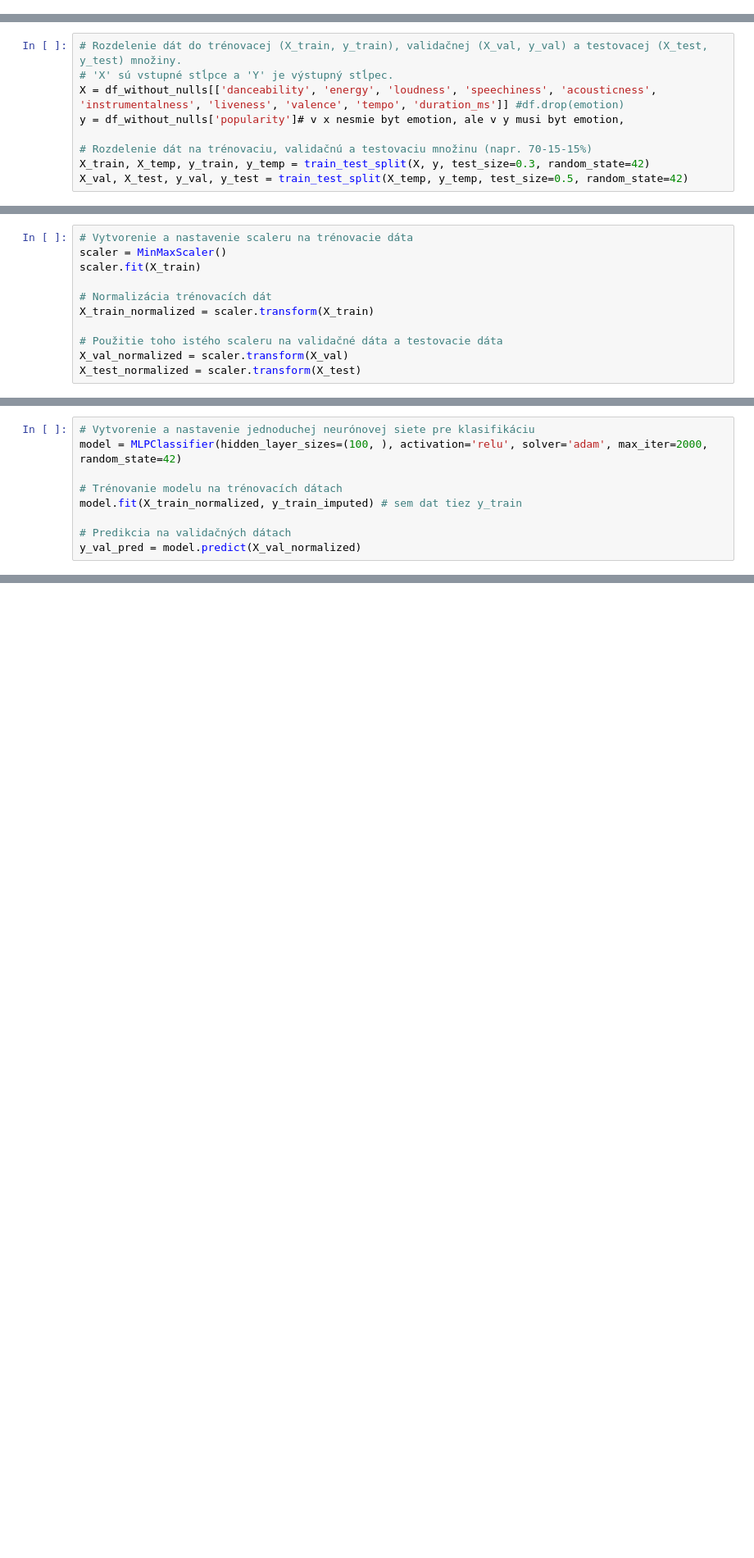
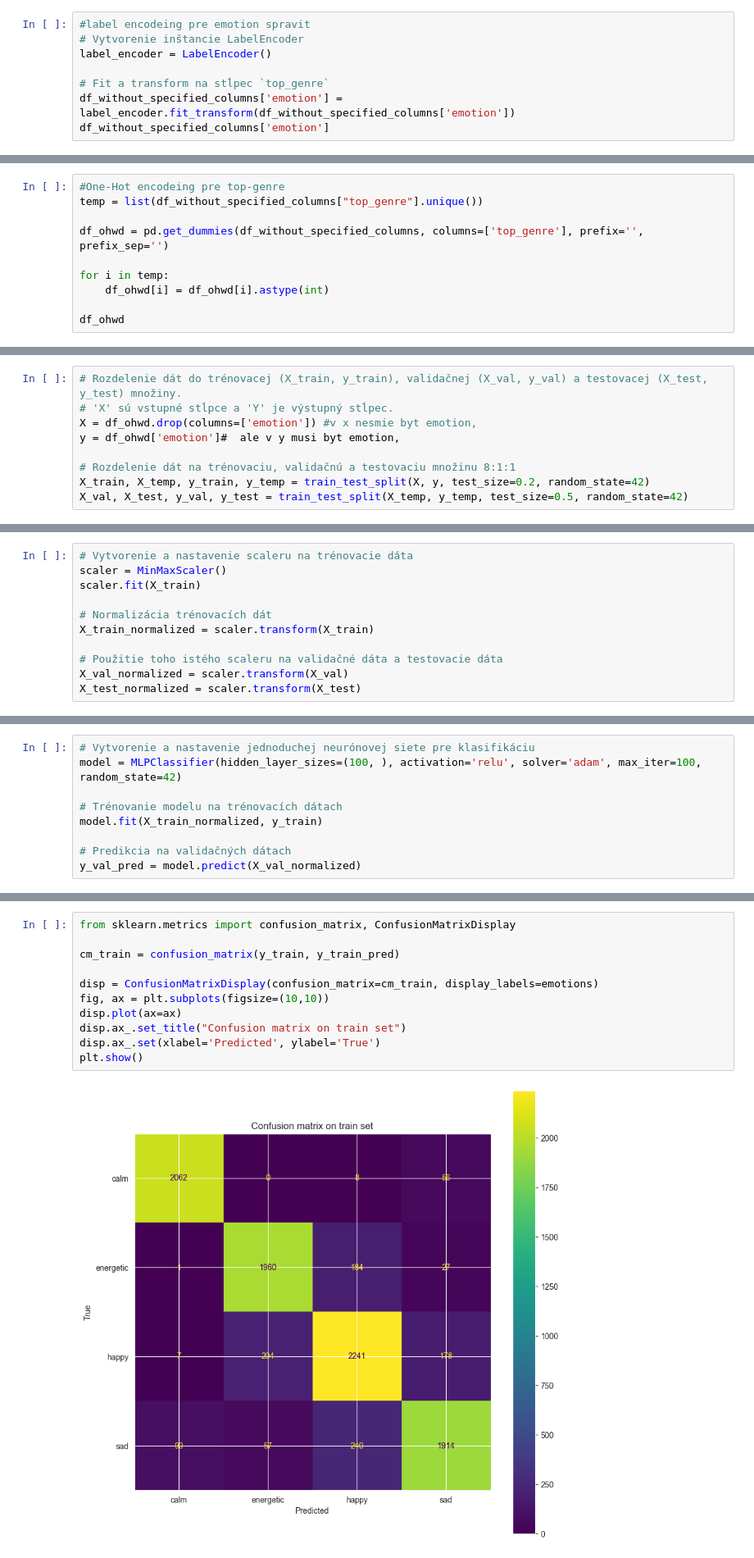
Before and after one commit to LiquiNaut/SUNS-zadanie-1, a Jupyter notebook: main.ipynb, the cells around one changed output, grey strips where cells are left out. Shown at 82% size. Saved outputs shown, nothing was run; the diff lists cells and outputs as text; blank space fills up the shorter version.

```diff
--- a/main.ipynb
+++ b/main.ipynb
@@ -61,0 +98,8 @@ sns.boxplot(df['danceability'])
+# %%
+#label encodeing pre emotion spravit
+# Vytvorenie inštancie LabelEncoder
+label_encoder = LabelEncoder()
+
+# Fit a transform na stĺpec `top_genre`
+df_without_specified_columns['emotion'] = label_encoder.fit_transform(df_without_specified_columns['emotion'])
+df_without_specified_columns['emotion']
@@ -61,0 +119,10 @@ sns.boxplot(df['danceability'])
+# %%
+#One-Hot encodeing pre top-genre
+temp = list(df_without_specified_columns["top_genre"].unique())
+
+df_ohwd = pd.get_dummies(df_without_specified_columns, columns=['top_genre'], prefix='', prefix_sep='')
+
+for i in temp:
+    df_ohwd[i] = df_ohwd[i].astype(int)
+
+df_ohwd
@@ -162,11 +180,11 @@ pocet NULL hodnot:  0
 # %%
 # Rozdelenie dát do trénovacej (X_train, y_train), validačnej (X_val, y_val) a testovacej (X_test, y_test) množiny.
 # 'X' sú vstupné stĺpce a 'Y' je výstupný stĺpec.
-X = df_without_nulls[['danceability', 'energy', 'loudness', 'speechiness', 'acousticness', 'instrumentalness', 'liveness', 'valence', 'tempo', 'duration_ms']] #df.drop(emotion)
-y = df_without_nulls['popularity']# v x nesmie byt emotion, ale v y musi byt emotion,
+X = df_ohwd.drop(columns=['emotion']) #v x nesmie byt emotion,
+y = df_ohwd['emotion']#  ale v y musi byt emotion,
 
-# Rozdelenie dát na trénovaciu, validačnú a testovaciu množinu (napr. 70-15-15%)
-X_train, X_temp, y_train, y_temp = train_test_split(X, y, test_size=0.3, random_state=42)
+# Rozdelenie dát na trénovaciu, validačnú a testovaciu množinu 8:1:1
+X_train, X_temp, y_train, y_temp = train_test_split(X, y, test_size=0.2, random_state=42)
 X_val, X_test, y_val, y_test = train_test_split(X_temp, y_temp, test_size=0.5, random_state=42)
 # %%
 # Zobrazenie tvaru (počtu riadkov a stľpcov) trénovacej množiny
@@ -242,9 +237,9 @@ y_train_imputed = y_train_imputed.ravel() # asi tu treba dat iba y_train
 # %%
 # Vytvorenie a nastavenie jednoduchej neurónovej siete pre klasifikáciu
-model = MLPClassifier(hidden_layer_sizes=(100, ), activation='relu', solver='adam', max_iter=2000, random_state=42)
+model = MLPClassifier(hidden_layer_sizes=(100, ), activation='relu', solver='adam', max_iter=100, random_state=42)
 
 # Trénovanie modelu na trénovacích dátach
-model.fit(X_train_normalized, y_train_imputed) # sem dat tiez y_train
+model.fit(X_train_normalized, y_train)
 
 # Predikcia na validačných dátach
 y_val_pred = model.predict(X_val_normalized)
@@ -263,0 +279,13 @@ ValueError: Input y_true contains NaN.
+# %%
+from sklearn.metrics import confusion_matrix, ConfusionMatrixDisplay
+
+cm_train = confusion_matrix(y_train, y_train_pred)
+
+disp = ConfusionMatrixDisplay(confusion_matrix=cm_train, display_labels=emotions)
+fig, ax = plt.subplots(figsize=(10,10))
+disp.plot(ax=ax)
+disp.ax_.set_title("Confusion matrix on train set")
+disp.ax_.set(xlabel='Predicted', ylabel='True')
+plt.show()
+# %% [output]
+[figure, added]
```
Also changed, not shown: parts of 33 cells of this notebook, 2 other files.
